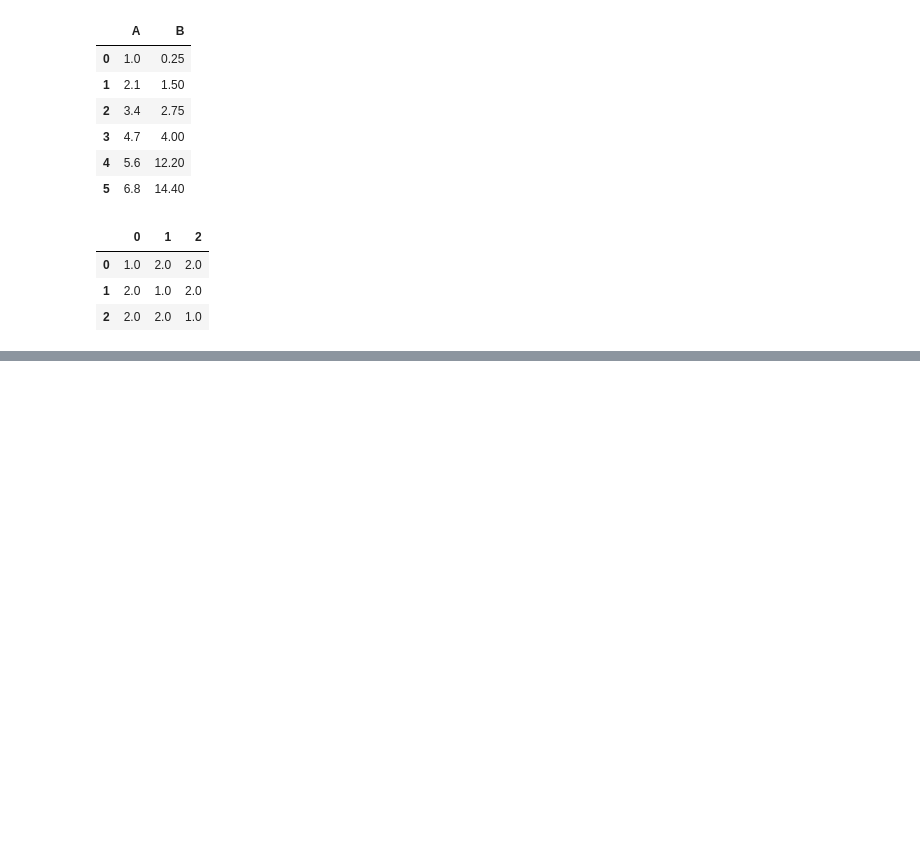
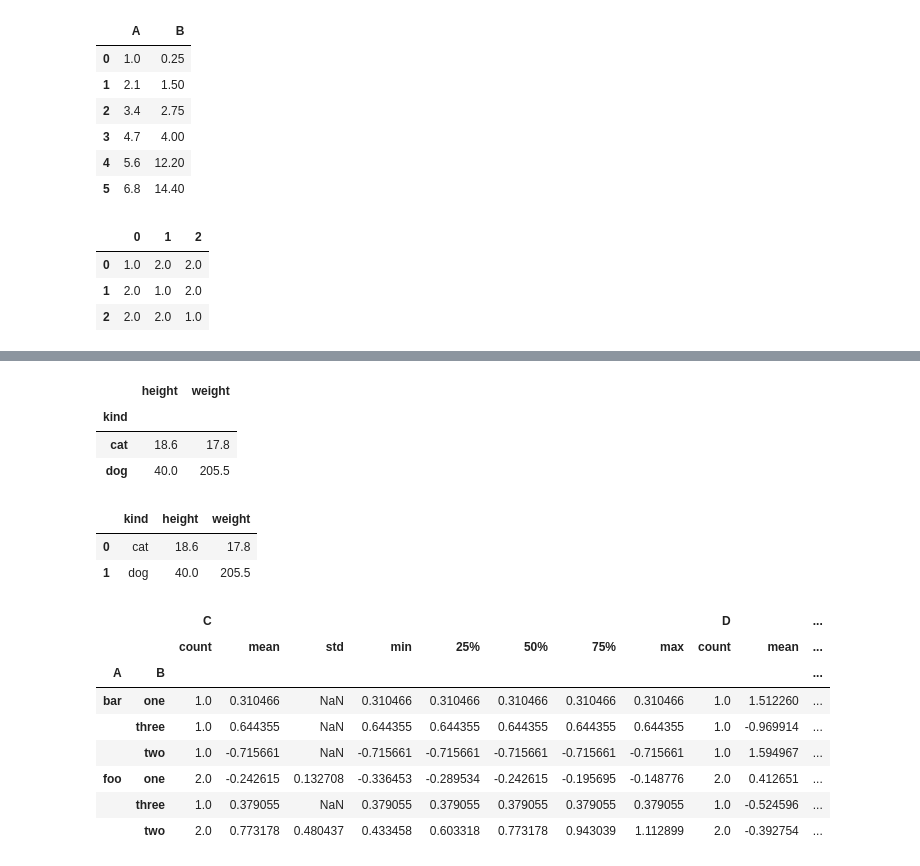
Before and after one commit to ubsingh9/Data-Structure-Numpy-Pandas, a Jupyter notebook: Pandas_basics.ipynb, the cells around one changed output, grey strips where cells are left out. Saved outputs shown, nothing was run; the diff lists cells and outputs as text; code cells hidden in the pictures; blank space fills up the shorter version.

```diff
--- a/Pandas_basics.ipynb
+++ b/Pandas_basics.ipynb
@@ -1373,0 +1471,9 @@ df_filled
+# %%
+df = pd.DataFrame(
+    {
+        "A": ["foo", "bar", "foo", "bar", "foo", "bar", "foo", "foo"],
+        "B": ["one", "one", "two", "three", "two", "two", "one", "three"],
+        "C": np.random.randn(8),
+        "D": np.random.randn(8),
+    }
+)
@@ -1373,0 +1505,27 @@ df_filled
+# %%
+animals.groupby('kind').sum()
+# %% [output]
+|  | height | weight |
+| kind |  |  |
+| cat | 18.6 | 17.8 |
+| dog | 40.0 | 205.5 |
+# %%
+animals.groupby('kind', as_index=False).sum()
+# %% [output]
+|  | kind | height | weight |
+| 0 | cat | 18.6 | 17.8 |
+| 1 | dog | 40.0 | 205.5 |
+# %%
+grouped=df.groupby(['A','B'])
+# %%
+grouped.describe()
+# %% [output]
+|  |  | C |  |  |  |  |  |  |  | D |  | ... |
+|  |  | count | mean | std | min | 25% | 50% | 75% | max | count | mean | ... |
+| A | B |  |  |  |  |  |  |  |  |  |  | ... |
+| bar | one | 1.0 | 0.310466 | NaN | 0.310466 | 0.310466 | 0.310466 | 0.310466 | 0.310466 | 1.0 | 1.512260 | ... |
+|  | three | 1.0 | 0.644355 | NaN | 0.644355 | 0.644355 | 0.644355 | 0.644355 | 0.644355 | 1.0 | -0.969914 | ... |
+|  | two | 1.0 | -0.715661 | NaN | -0.715661 | -0.715661 | -0.715661 | -0.715661 | -0.715661 | 1.0 | 1.594967 | ... |
+| foo | one | 2.0 | -0.242615 | 0.132708 | -0.336453 | -0.289534 | -0.242615 | -0.195695 | -0.148776 | 2.0 | 0.412651 | ... |
+|  | three | 1.0 | 0.379055 | NaN | 0.379055 | 0.379055 | 0.379055 | 0.379055 | 0.379055 | 1.0 | -0.524596 | ... |
+|  | two | 2.0 | 0.773178 | 0.480437 | 0.433458 | 0.603318 | 0.773178 | 0.943039 | 1.112899 | 2.0 | -0.392754 | ... |
```
Also changed, not shown: parts of 53 cells of this notebook.
